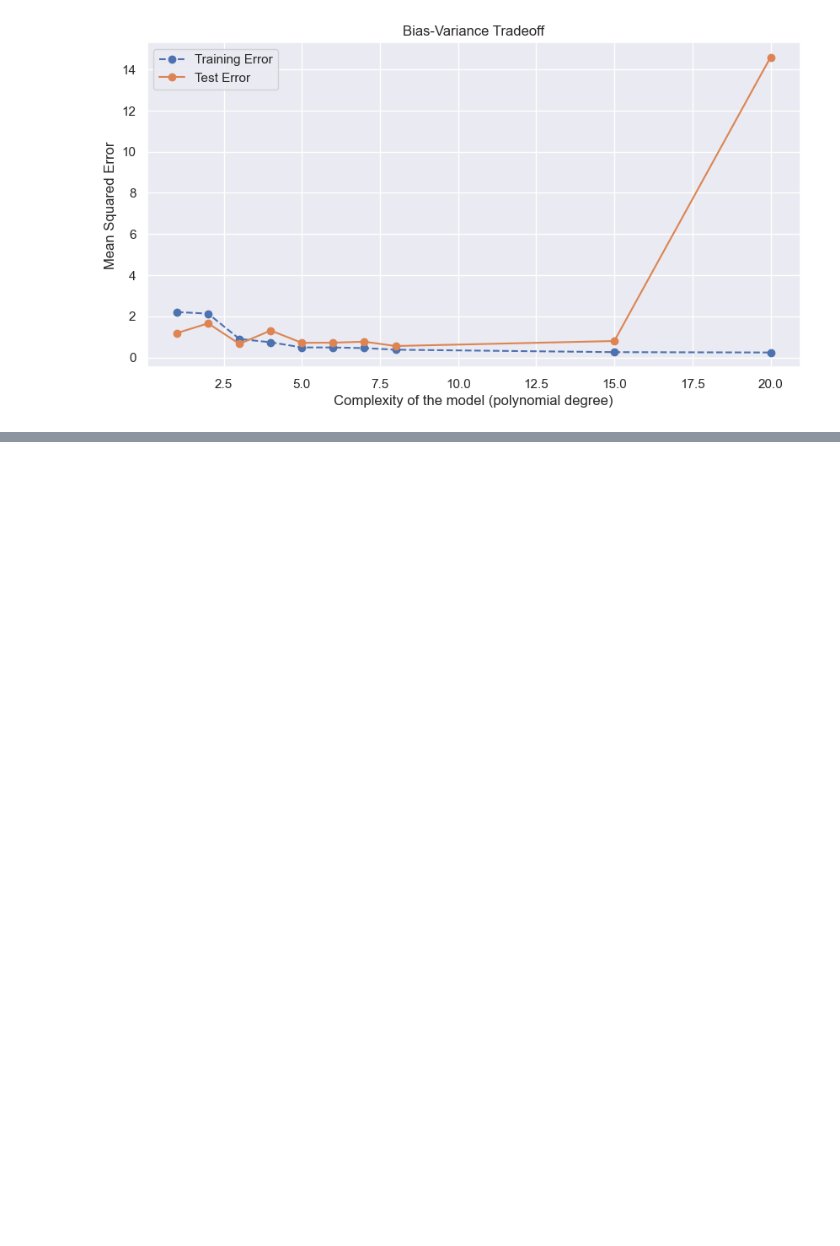
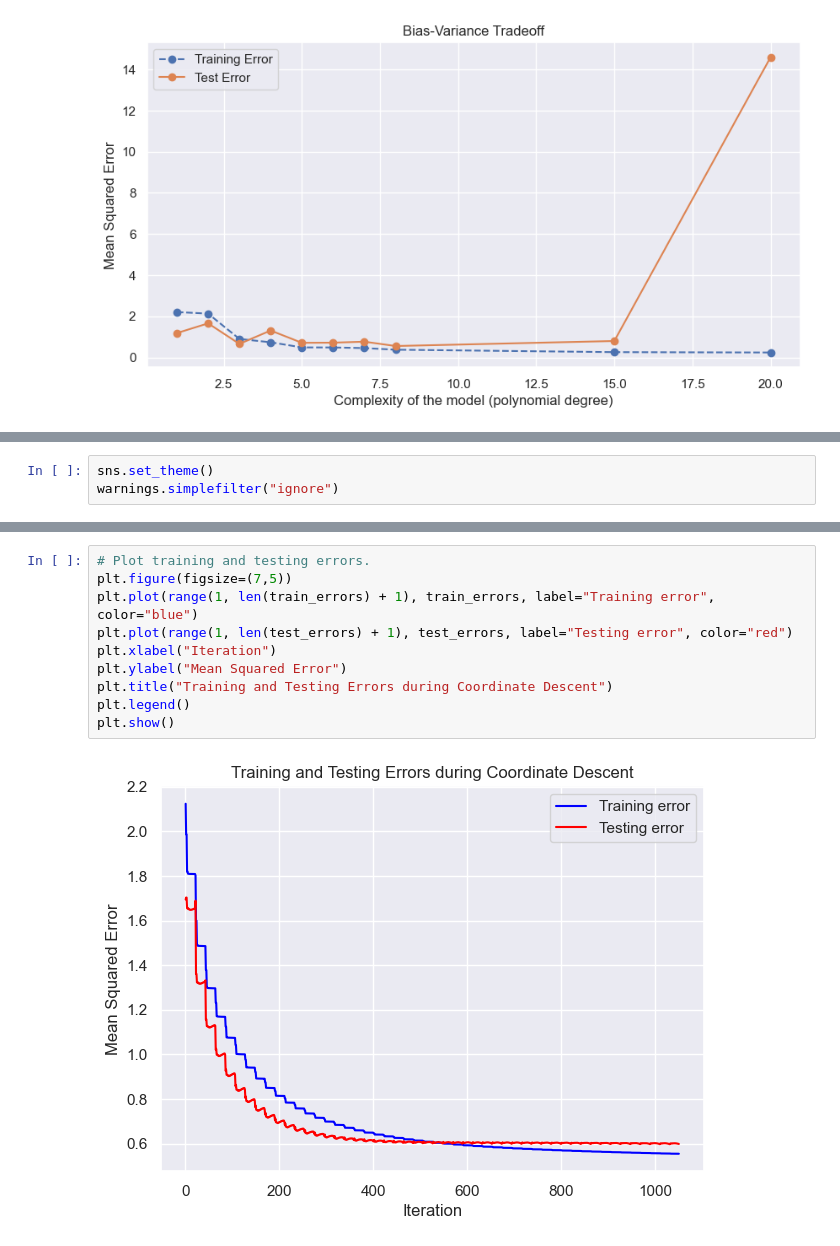
Before and after one commit to elizabethMichel/MTH8302, a Jupyter notebook: leçon3_Methodes_de_Selection_de_Modeles_et_Generalisation_en_Apprentissage_Statistique.ipynb, the cells around one changed output, grey strips where cells are left out. Saved outputs shown, nothing was run; the diff lists cells and outputs as text; blank space fills up the shorter version.

```diff
--- a/leçon3_Methodes_de_Selection_de_Modeles_et_Generalisation_en_Apprentissage_Statistique.ipynb
+++ b/leçon3_Methodes_de_Selection_de_Modeles_et_Generalisation_en_Apprentissage_Statistique.ipynb
@@ -98,0 +108,3 @@ plot_bias_variance_tradeoff([1, 2, 3, 4, 5, 6, 7, 8, 15, 20], X_train, X_test, y
+# %%
+sns.set_theme()
+warnings.simplefilter("ignore")
@@ -98,0 +213,12 @@ plot_bias_variance_tradeoff([1, 2, 3, 4, 5, 6, 7, 8, 15, 20], X_train, X_test, y
+# %%
+# Plot training and testing errors.
+plt.figure(figsize=(7,5))
+plt.plot(range(1, len(train_errors) + 1), train_errors, label="Training error", color="blue")
+plt.plot(range(1, len(test_errors) + 1), test_errors, label="Testing error", color="red")
+plt.xlabel("Iteration")
+plt.ylabel("Mean Squared Error")
+plt.title("Training and Testing Errors during Coordinate Descent")
+plt.legend()
+plt.show()
+# %% [output]
+[figure, added]
```
Also changed, not shown: parts of 8 cells of this notebook.
